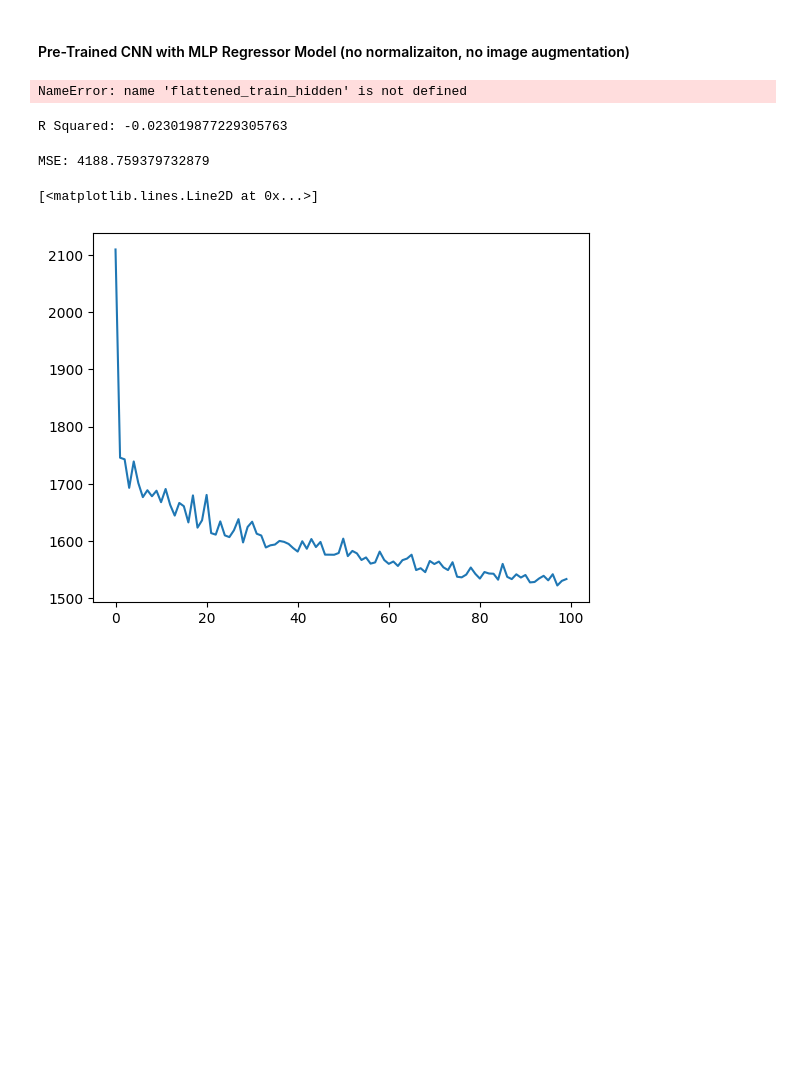
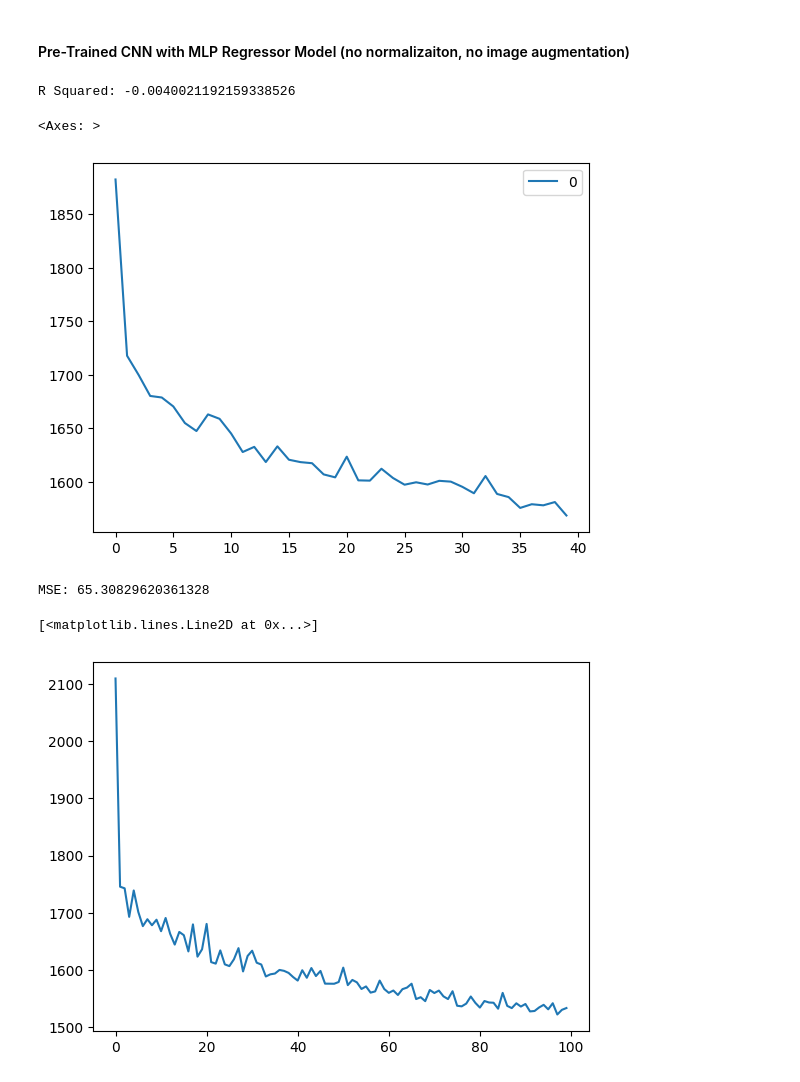
Before and after one commit to heath3rq/ML_Machine-Learning-Biomass-Density-Estimation, a Jupyter notebook: GIZ_Biomass_Starter_Notebook.ipynb, the cells around one changed output. Cells and saved outputs as stored; diff of their text form; code cells hidden in the pictures; blank space fills up the shorter version.

```diff
--- a/GIZ_Biomass_Starter_Notebook.ipynb
+++ b/GIZ_Biomass_Starter_Notebook.ipynb
@@ -384,7 +394,7 @@ MSE: 8350.8544921875
 # %% [markdown]
 #### Pre-Trained CNN with Random Forest Model (no normalization, no image augmentation)
 # %%
-cNN_RF1 = RandomForestRegressor(n_estimators=15)
+cNN_RF1 = RandomForestRegressor()
 cNN_RF1.fit(flattened_train_hidden, train_values)
 print(f"R Squared: {cNN_RF1.score(flattened_validate_hidden, validate_values)}")
 # %% [output]
@@ -407,8 +417,6 @@ y_train_plus_val = np.concatenate((train_values, validate_values), axis=0)
 # Create a predefined train/test split for RandomSearchCV (to be used later)
 validation_fold = np.concatenate((-1 * np.ones(len(train_values)), np.zeros(len(validate_values))))
 train_val_split = PredefinedSplit(validation_fold)
-# %% [output]
-NameError: name 'flattened_train_hidden' is not defined
 # %%
 from scipy.stats import loguniform
 
@@ -421,15 +429,24 @@ param_dist = {
 # %%
 from sklearn.neural_network import MLPRegressor
 
-cNN_MLP = MLPRegressor(hidden_layer_sizes=(100,), max_iter= 100, learning_rate = 'adaptive')
-cNN_MLP.fit(flattened_train_hidden, train_values)
-print(f"R Squared: {cNN_MLP.score(flattened_validate_hidden, validate_values)}")
+cNN_MLP = MLPRegressor(hidden_layer_sizes=(100, 100), max_iter= 40, learning_rate = 'adaptive', early_stopping= True, validation_fraction= .15)
+cNN_MLP.fit(X_train_plus_val, y_train_plus_val)
+print(f"R Squared: {cNN_MLP.score(flattened_test_hidden, test_values)}")
+# cNN_MLP.fit(flattened_train_hidden, train_values)
+# print(f"R Squared: {cNN_MLP.score(flattened_validate_hidden, validate_values)}")
 # %% [output]
-R Squared: -0.023019877229305763
+R Squared: -0.0040021192159338526
-# %%
-print(f"MSE: {mse(validate_values, cNN_MLP.predict(flattened_validate_hidden))}")
-# %% [output]
-MSE: 4188.759379732879
+# %%
+pd.DataFrame(cNN_MLP.loss_curve_).plot()
+# %% [output]
+<Axes: >
+[figure, added]
+# %%
+from sklearn.metrics import mean_squared_error as mse
+
+print(f"MSE: {mse(test_values, cNN_MLP.predict(flattened_test_hidden), squared = False)}")
+# %% [output]
+MSE: 65.30829620361328
 # %%
 plt.plot(cNN_MLP.loss_curve_)
 # %% [output]
```
Also changed, not shown: parts of 23 cells of this notebook.
